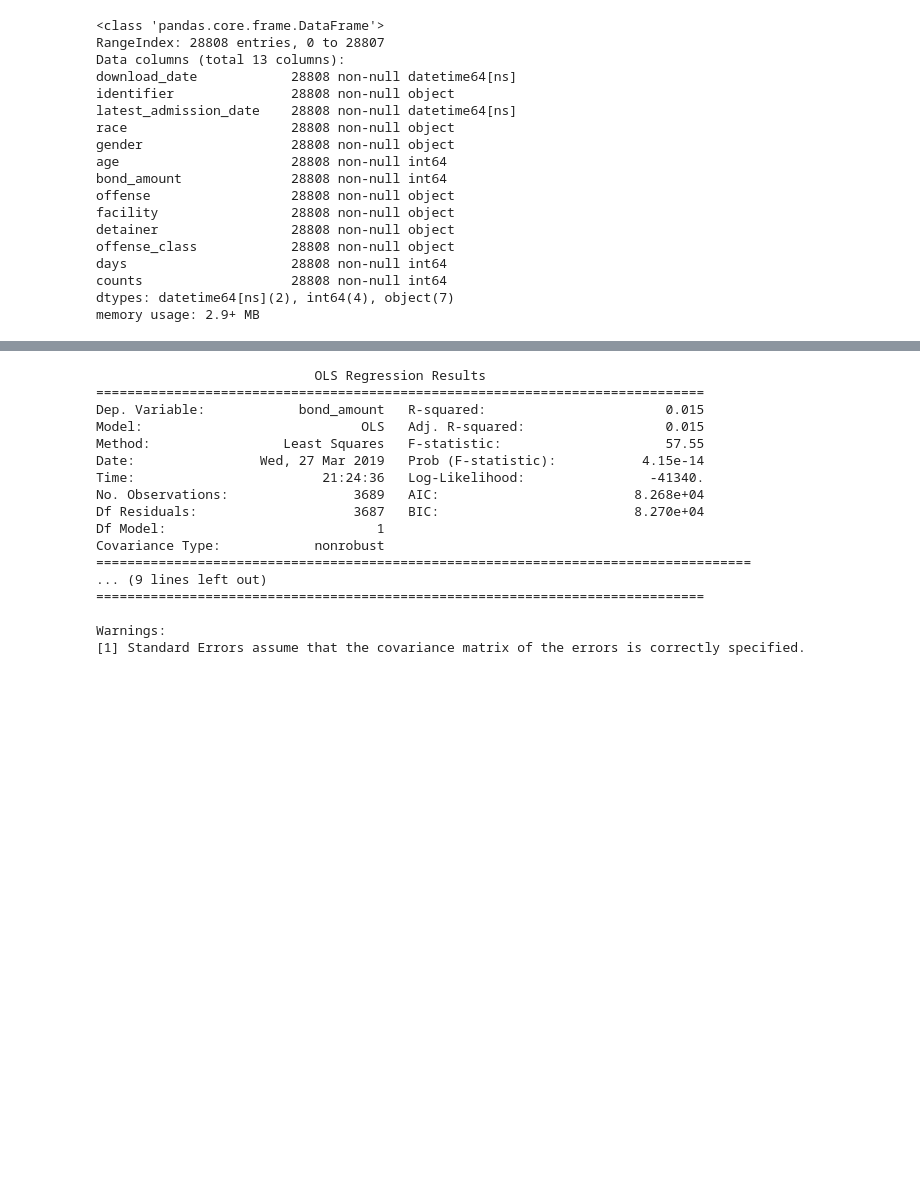
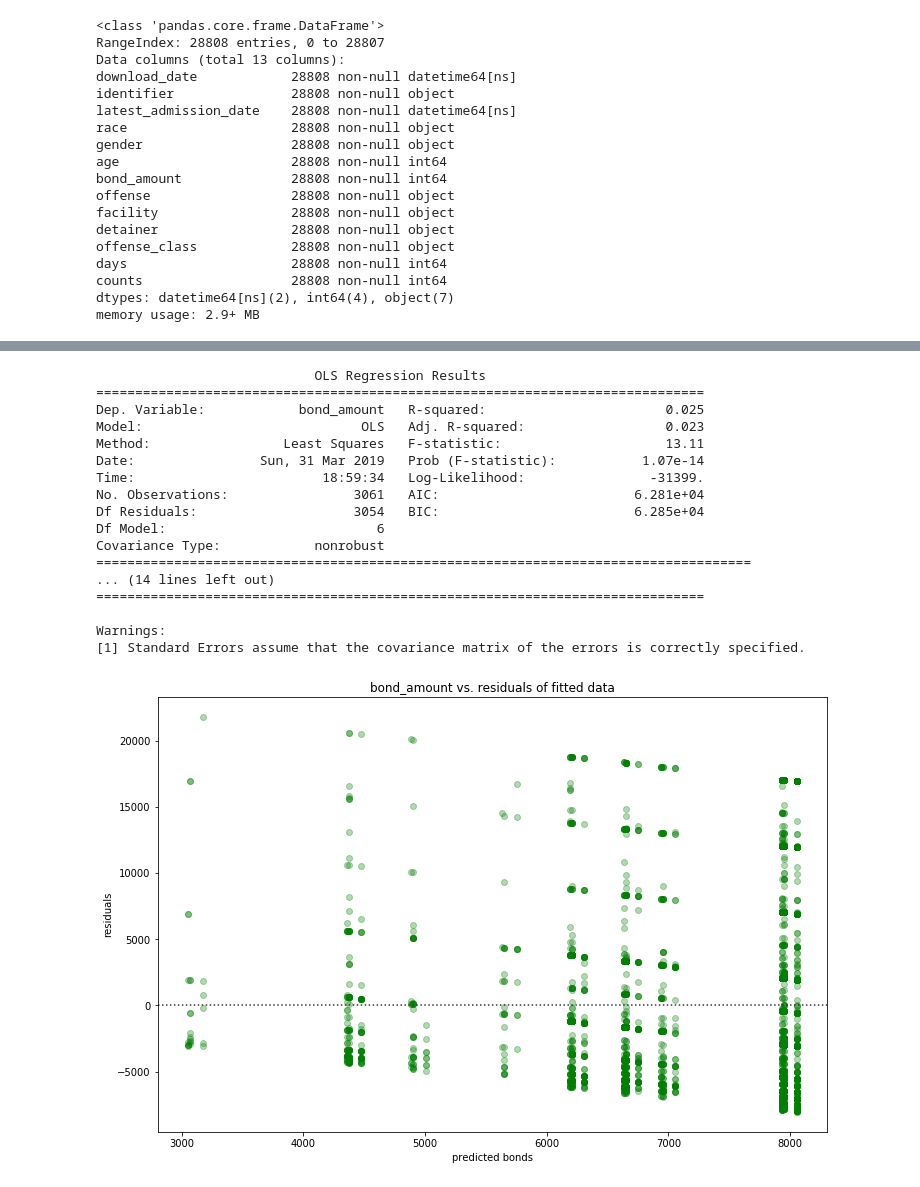
Before and after one commit to SlothDream/SBCap1_CT, a Jupyter notebook: CT_Analysis_Linear.ipynb, the cells around one changed output, grey strips where cells are left out. Saved outputs shown, nothing was run; the diff lists cells and outputs as text; code cells hidden in the pictures; blank space fills up the shorter version.

```diff
--- a/CT_Analysis_Linear.ipynb
+++ b/CT_Analysis_Linear.ipynb
@@ -194,26 +196,36 @@ _ = plt.title('bond_amount vs. residuals of fitted data')
 # %%
-m = ols('bond_amount ~ offense_class_AM',sm_df).fit()
+m = ols('bond_amount ~ offense_class_AM + offense_class_BM + offense_class_CM + race_WHITE + race_BLACK + gender_M',sm_df).fit()
 print(m.summary())
 
 # offense_class_M gives 33ish F-stat, BM/CM are less than 20
 # %% [output]
                             OLS Regression Results
 ==============================================================================
-Dep. Variable:            bond_amount   R-squared:                       0.015
-Model:                            OLS   Adj. R-squared:                  0.015
-Method:                 Least Squares   F-statistic:                     57.55
-Date:                Wed, 27 Mar 2019   Prob (F-statistic):           4.15e-14
-Time:                        21:24:36   Log-Likelihood:                -41340.
-No. Observations:                3689   AIC:                         8.268e+04
-Df Residuals:                    3687   BIC:                         8.270e+04
-Df Model:                           1
+Dep. Variable:            bond_amount   R-squared:                       0.025
+Model:                            OLS   Adj. R-squared:                  0.023
+Method:                 Least Squares   F-statistic:                     13.11
+Date:                Sun, 31 Mar 2019   Prob (F-statistic):           1.07e-14
+Time:                        18:59:34   Log-Likelihood:                -31399.
+No. Observations:                3061   AIC:                         6.281e+04
+Df Residuals:                    3054   BIC:                         6.285e+04
+Df Model:                           6
 Covariance Type:            nonrobust
 ====================================================================================
-... (9 lines left out)
+... (14 lines left out)
 ==============================================================================
 
 Warnings:
 [1] Standard Errors assume that the covariance matrix of the errors is correctly specified.
+# %%
+# Plot the bond_amount vs the residuals
+_ = plt.figure(figsize=(12,8))
+_ = sns.residplot(m.fittedvalues, m.resid, color='g', scatter_kws={'alpha': .3},
+                  line_kws={'color':'purple', 'alpha':.8})
+_ = plt.xlabel('predicted bonds')
+_ = plt.ylabel('residuals')
+_ = plt.title('bond_amount vs. residuals of fitted data')
+# %% [output]
+[figure, added]
 # %%
 m = ols('bond_amount ~ race_WHITE',sm_df).fit()
 print(m.summary())
```
Also changed, not shown: parts of 23 cells of this notebook.
